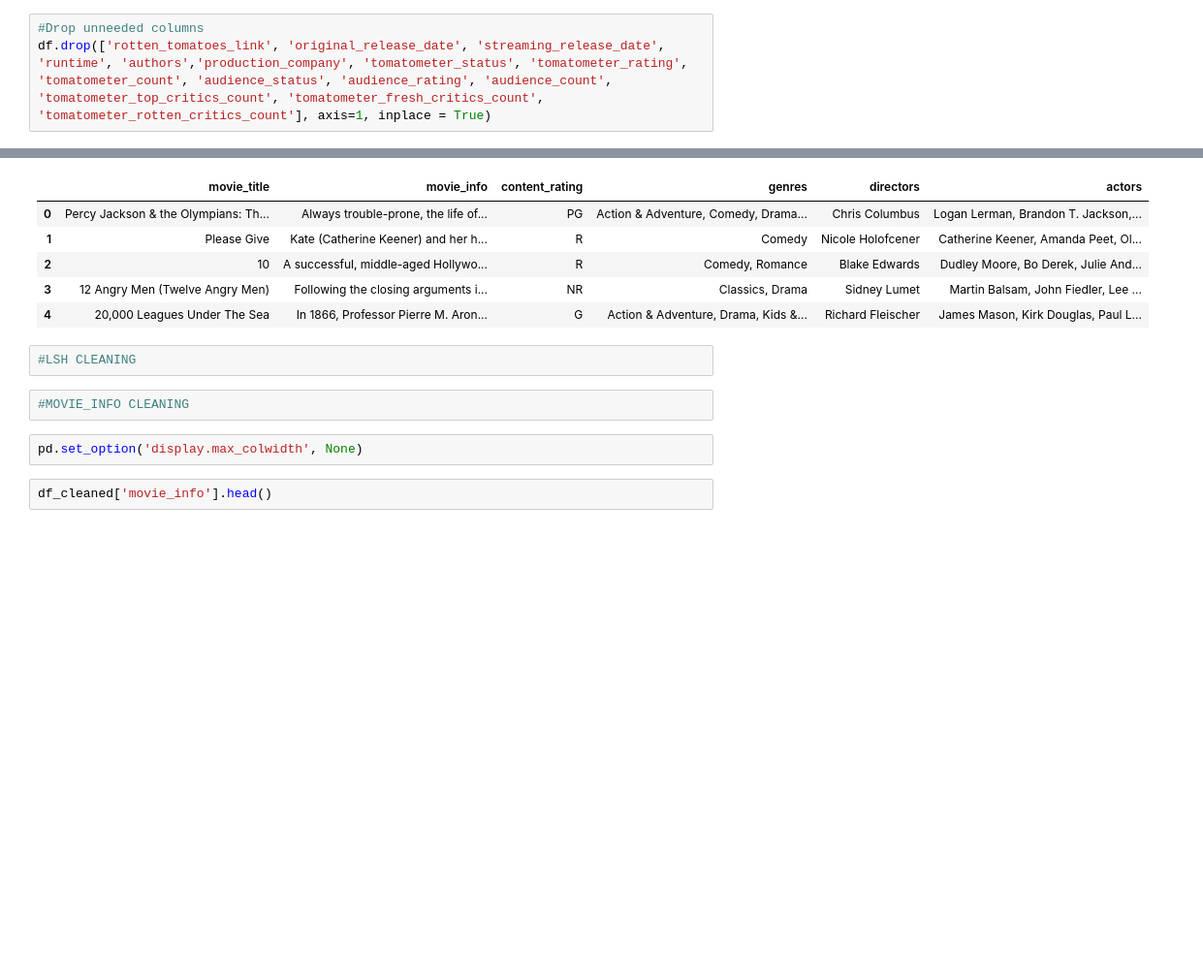
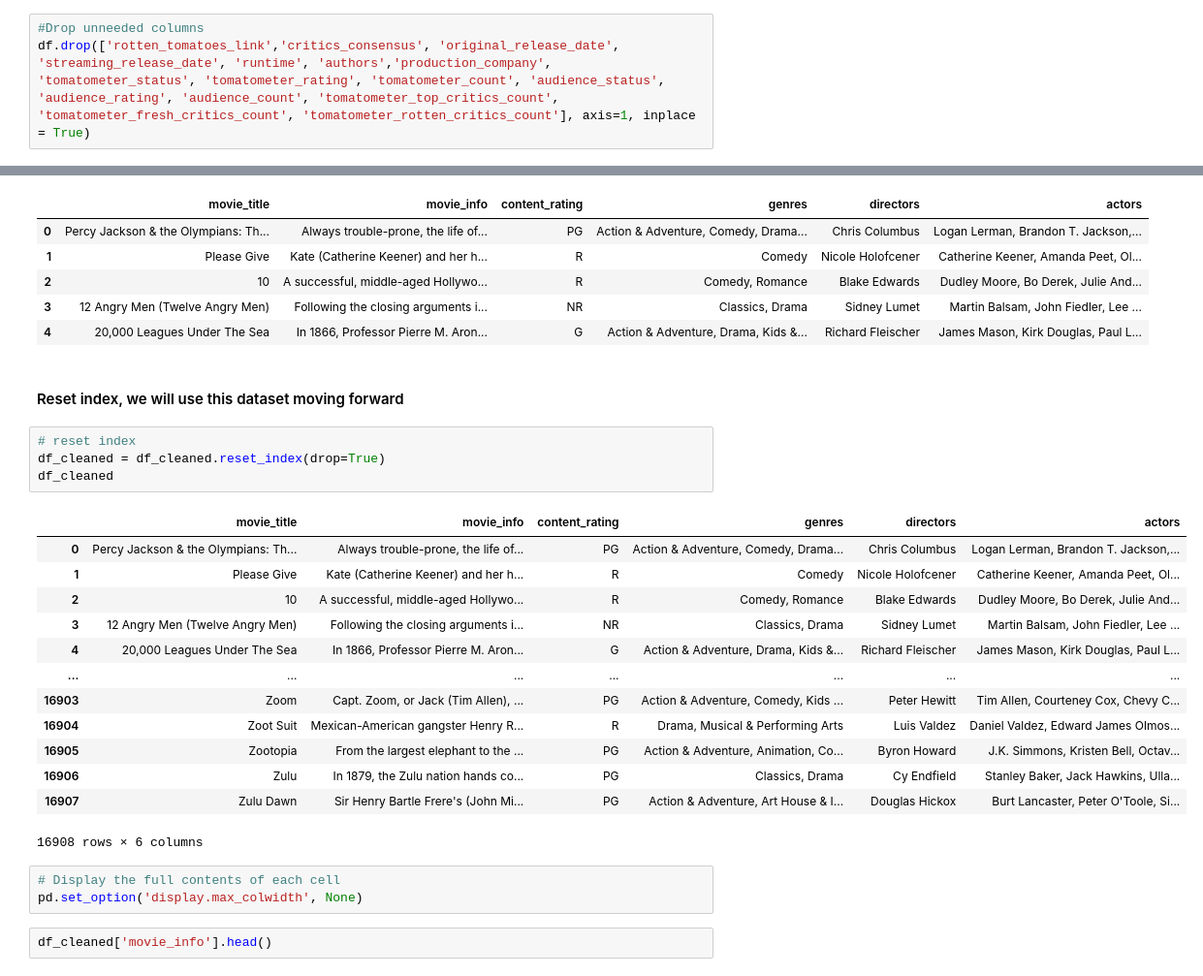
Before and after one commit to LaertXh/LLM-Project, a Jupyter notebook: CIS9665_FinalProject-V0.2.ipynb, the cells around one changed output, grey strips where cells are left out. Shown: that part at 97% size. Saved outputs shown, nothing was run; the diff lists cells and outputs as text; blank space fills up the shorter version.

```diff
--- a/CIS9665_FinalProject-V0.1.ipynb
+++ b/CIS9665_FinalProject-V0.2.ipynb
@@ -60,6 +57,6 @@ df.head()
 # %%
 #Drop unneeded columns
-df.drop(['rotten_tomatoes_link', 'original_release_date', 'streaming_release_date', 'runtime', 'authors','production_company', 'tomatometer_status', 'tomatometer_rating', 'tomatometer_count', 'audience_status', 'audience_rating', 'audience_count', 'tomatometer_top_critics_count', 'tomatometer_fresh_critics_count', 'tomatometer_rotten_critics_count'], axis=1, inplace = True)
+df.drop(['rotten_tomatoes_link','critics_consensus', 'original_release_date', 'streaming_release_date', 'runtime', 'authors','production_company', 'tomatometer_status', 'tomatometer_rating', 'tomatometer_count', 'audience_status', 'audience_rating', 'audience_count', 'tomatometer_top_critics_count', 'tomatometer_fresh_critics_count', 'tomatometer_rotten_critics_count'], axis=1, inplace = True)
 # %%
 df.head()
 # %% [output]
@@ -153,12 +145,29 @@ df_cleaned.head()
 | 2 | 10 | A successful, middle-aged Hollywo... | R | Comedy, Romance | Blake Edwards | Dudley Moore, Bo Derek, Julie And... |
 | 3 | 12 Angry Men (Twelve Angry Men) | Following the closing arguments i... | NR | Classics, Drama | Sidney Lumet | Martin Balsam, John Fiedler, Lee ... |
 | 4 | 20,000 Leagues Under The Sea | In 1866, Professor Pierre M. Aron... | G | Action & Adventure, Drama, Kids &... | Richard Fleischer | James Mason, Kirk Douglas, Paul L... |
-# %%
-#LSH CLEANING
-# %%
-#MOVIE_INFO CLEANING
-# %%
-pd.set_option('display.max_colwidth', None)
+# %% [markdown]
+#### Reset index, we will use this dataset moving forward
+# %%
+# reset index
+df_cleaned = df_cleaned.reset_index(drop=True)
+df_cleaned
+# %% [output]
+|  | movie_title | movie_info | content_rating | genres | directors | actors |
+| 0 | Percy Jackson & the Olympians: Th... | Always trouble-prone, the life of... | PG | Action & Adventure, Comedy, Drama... | Chris Columbus | Logan Lerman, Brandon T. Jackson,... |
+| 1 | Please Give | Kate (Catherine Keener) and her h... | R | Comedy | Nicole Holofcener | Catherine Keener, Amanda Peet, Ol... |
+| 2 | 10 | A successful, middle-aged Hollywo... | R | Comedy, Romance | Blake Edwards | Dudley Moore, Bo Derek, Julie And... |
+| 3 | 12 Angry Men (Twelve Angry Men) | Following the closing arguments i... | NR | Classics, Drama | Sidney Lumet | Martin Balsam, John Fiedler, Lee ... |
+| 4 | 20,000 Leagues Under The Sea | In 1866, Professor Pierre M. Aron... | G | Action & Adventure, Drama, Kids &... | Richard Fleischer | James Mason, Kirk Douglas, Paul L... |
+| ... | ... | ... | ... | ... | ... | ... |
+| 16903 | Zoom | Capt. Zoom, or Jack (Tim Allen), ... | PG | Action & Adventure, Comedy, Kids ... | Peter Hewitt | Tim Allen, Courteney Cox, Chevy C... |
+| 16904 | Zoot Suit | Mexican-American gangster Henry R... | R | Drama, Musical & Performing Arts | Luis Valdez | Daniel Valdez, Edward James Olmos... |
+| 16905 | Zootopia | From the largest elephant to the ... | PG | Action & Adventure, Animation, Co... | Byron Howard | J.K. Simmons, Kristen Bell, Octav... |
+| 16906 | Zulu | In 1879, the Zulu nation hands co... | PG | Classics, Drama | Cy Endfield | Stanley Baker, Jack Hawkins, Ulla... |
+| 16907 | Zulu Dawn | Sir Henry Bartle Frere's (John Mi... | PG | Action & Adventure, Art House & I... | Douglas Hickox | Burt Lancaster, Peter O'Toole, Si... |
+16908 rows × 6 columns
+# %%
+# Display the full contents of each cell
+pd.set_option('display.max_colwidth', None)
 # %%
 df_cleaned['movie_info'].head()
 # %% [output]
```
Also changed, not shown: parts of 22 cells of this notebook.
